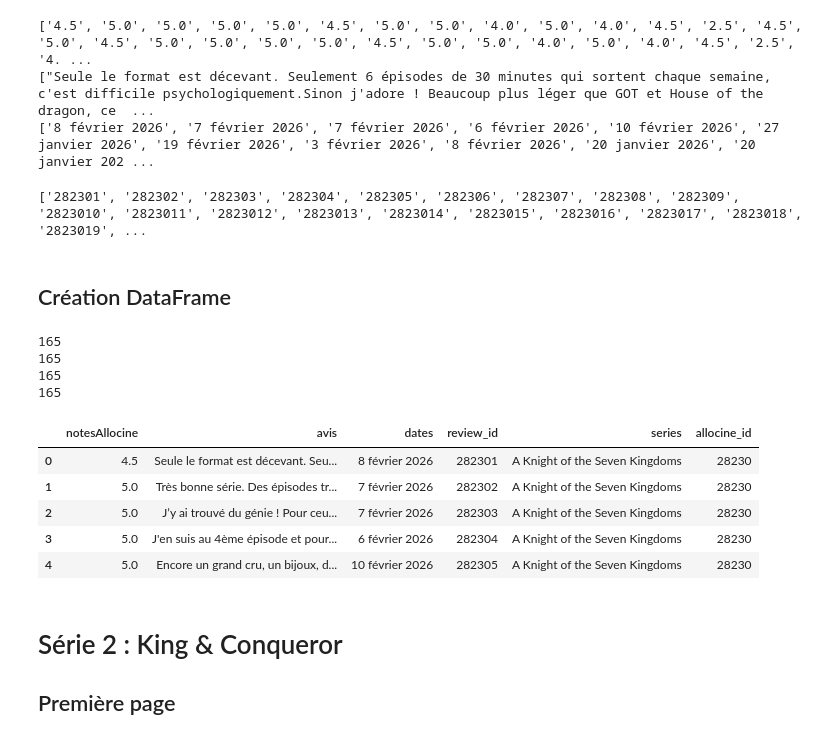
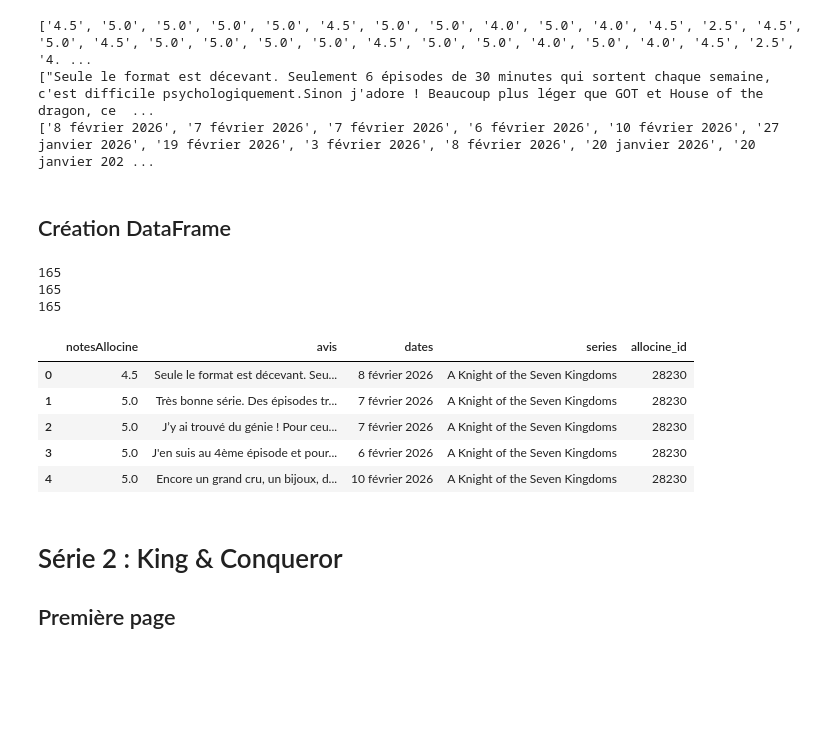
Before and after one commit to clemfouchier/webscrapping-series, a Jupyter notebook: scrapping_allocine.ipynb, the cells around one changed output. Saved outputs shown, nothing was run; the diff lists cells and outputs as text; code cells hidden in the pictures; blank space fills up the shorter version.

Commit message:
Corrections
- Correction scrapping allocine
- Correction review_id

```diff
--- a/scrapping_allocine.ipynb
+++ b/scrapping_allocine.ipynb
@@ -216,43 +217,31 @@ print(dateAllocine)
 # Création series_id (je reprends le code que l'on retrouve dans l'URL)
 find_series_id = re.compile(r'\d+')
 allocine_id = find_series_id.findall(url)[0]
-
-# Création de la liste reviews_id
-reviews_id = []
-for i, note in enumerate(notesAllocine):
-    review_id = str(allocine_id) + str(i+1)
-    reviews_id.append(review_id)
-
-print(reviews_id)
-# %% [output]
-['282301', '282302', '282303', '282304', '282305', '282306', '282307', '282308', '282309', '2823010', '2823011', '2823012', '2823013', '2823014', '2823015', '2823016', '2823017', '2823018', '2823019', ...
 # %% [markdown]
 ## Création DataFrame
 # %%
 # Vérification nombre de lignes par liste
 print(len(notesAllocine))
 print(len(avisAllocine))
 print(len(dateAllocine))
-print(len(reviews_id))
 
-colums = ['notesAllocine', 'avis', 'dates', 'review_id']
+colums = ['notesAllocine', 'avis', 'dates']
 
-df_knight = pd.DataFrame(list(zip(notesAllocine, avisAllocine, dateAllocine, reviews_id))
+df_knight = pd.DataFrame(list(zip(notesAllocine, avisAllocine, dateAllocine))
                          , columns=colums)
 df_knight["series"] = "A Knight of the Seven Kingdoms"
 df_knight["allocine_id"] = allocine_id
 df_knight.head()
 # %% [output]
 165
 165
 165
-165
-|  | notesAllocine | avis | dates | review_id | series | allocine_id |
-| 0 | 4.5 | Seule le format est décevant. Seu... | 8 février 2026 | 282301 | A Knight of the Seven Kingdoms | 28230 |
-| 1 | 5.0 | Très bonne série. Des épisodes tr... | 7 février 2026 | 282302 | A Knight of the Seven Kingdoms | 28230 |
-| 2 | 5.0 | J’y ai trouvé du génie ! Pour ceu... | 7 février 2026 | 282303 | A Knight of the Seven Kingdoms | 28230 |
-| 3 | 5.0 | J'en suis au 4ème épisode et pour... | 6 février 2026 | 282304 | A Knight of the Seven Kingdoms | 28230 |
-| 4 | 5.0 | Encore un grand cru, un bijoux, d... | 10 février 2026 | 282305 | A Knight of the Seven Kingdoms | 28230 |
+|  | notesAllocine | avis | dates | series | allocine_id |
+| 0 | 4.5 | Seule le format est décevant. Seu... | 8 février 2026 | A Knight of the Seven Kingdoms | 28230 |
+| 1 | 5.0 | Très bonne série. Des épisodes tr... | 7 février 2026 | A Knight of the Seven Kingdoms | 28230 |
+| 2 | 5.0 | J’y ai trouvé du génie ! Pour ceu... | 7 février 2026 | A Knight of the Seven Kingdoms | 28230 |
+| 3 | 5.0 | J'en suis au 4ème épisode et pour... | 6 février 2026 | A Knight of the Seven Kingdoms | 28230 |
+| 4 | 5.0 | Encore un grand cru, un bijoux, d... | 10 février 2026 | A Knight of the Seven Kingdoms | 28230 |
 # %% [markdown]
 # Série 2 : King & Conqueror
 
```
Also changed, not shown: parts of 10 cells of this notebook, 3 other files.
